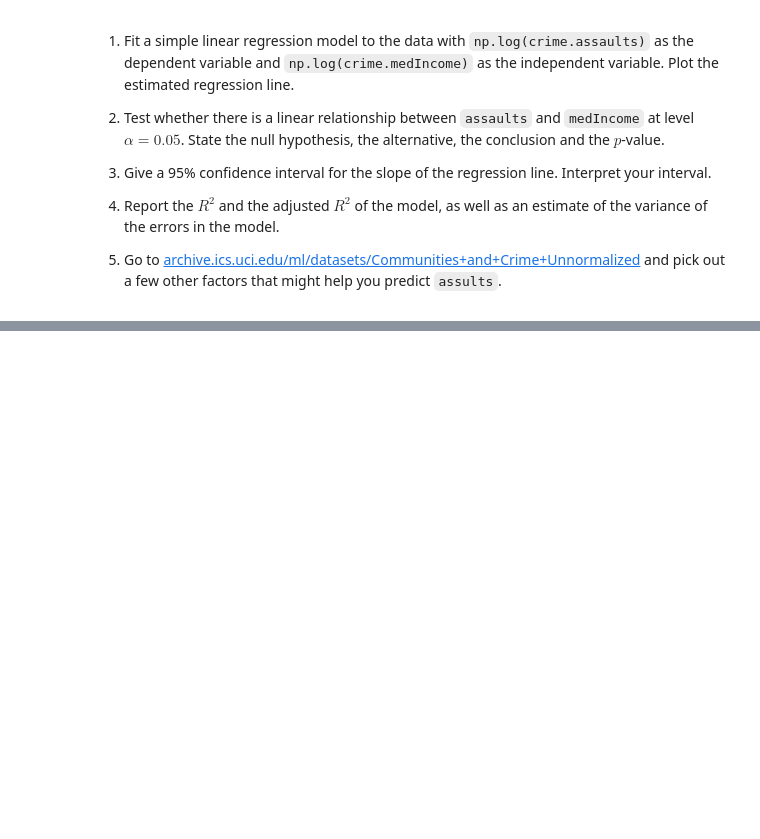
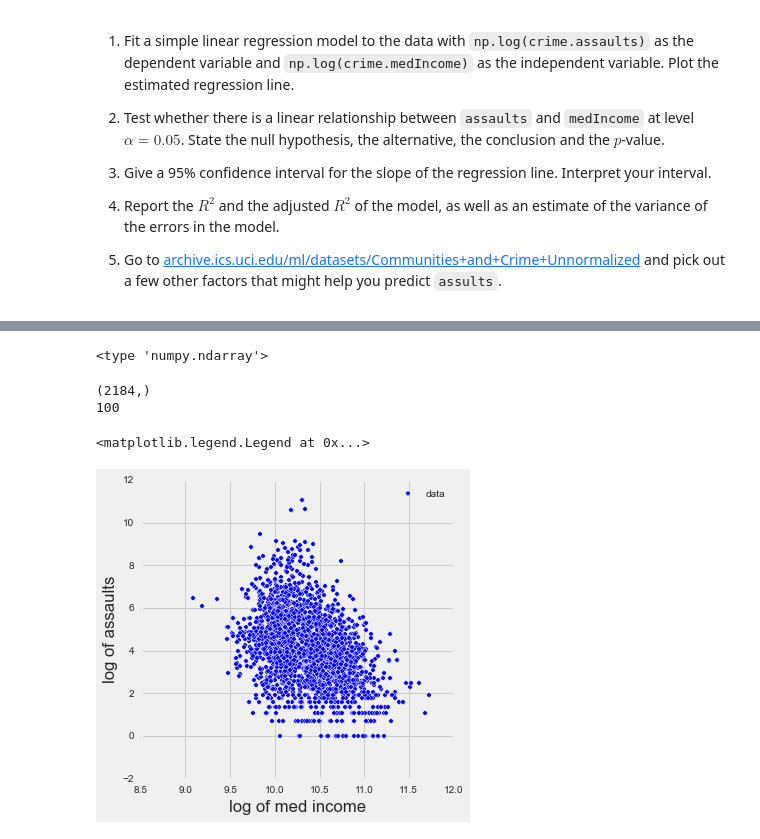
Before and after one commit to ruthwlw/DAT_SF_14, a Jupyter notebook: labs/6_regression_and_regularization-Copy1.ipynb, the cells around one changed output, grey strips where cells are left out. Cells and saved outputs as stored; diff of their text form; code cells hidden in the pictures; blank space fills up the shorter version.

```diff
--- a/labs/6_regression_and_regularization-Copy1.ipynb
+++ b/labs/6_regression_and_regularization-Copy1.ipynb
@@ -399,0 +529,21 @@ crime = pd.read_csv("http://archive.ics.uci.edu/ml/machine-learning-databases/00
+# %%
+print type(crime2.X.values)
+# %% [output]
+<type 'numpy.ndarray'>
+# %%
+print crime2.X.shape
+fit_predicted = fit_0.predict(crime2.X)
+print len(fit_predicted)
+# %% [output]
+(2184,)
+100
+# %%
+fig,ax = plt.subplots(1,1)
+#ax.plot(crime_no_inf.X, income_assault.predict(crime_no_inf.X), label='regression', color='green')
+ax.scatter(crime_no_inf.X, crime_no_inf.Y, label='data', s=20)
+ax.set_ylabel('log of assaults')
+ax.set_xlabel('log of med income')
+ax.legend()
+# %% [output]
+<matplotlib.legend.Legend at 0x...>
+[figure, added]
```
Also changed, not shown: parts of 16 cells of this notebook.
